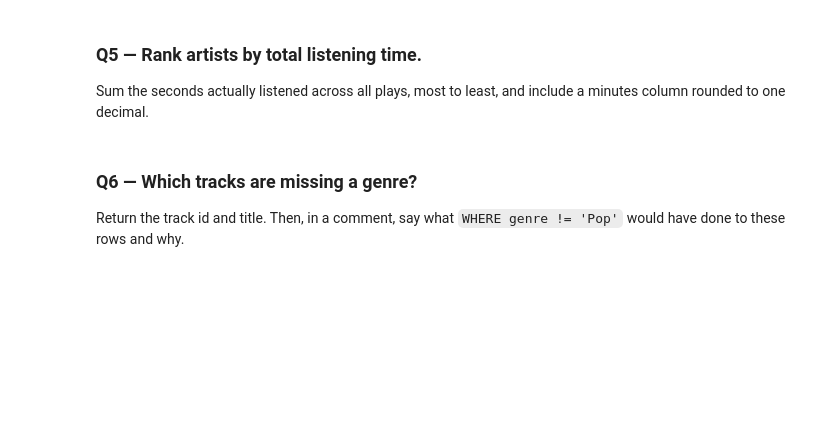
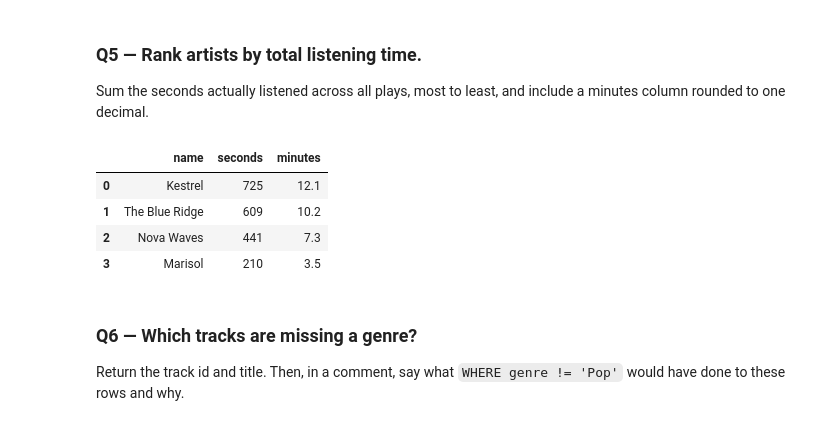
Before and after one commit to ahhill27/ds2002-fa26, a Jupyter notebook: notebooks/02-sql-databases/2026-09-11 — SQL Challenge Set — Lab.ipynb, the cells around one changed output. Saved outputs shown, nothing was run; the diff lists cells and outputs as text; code cells hidden in the pictures; blank space fills up the shorter version.

```diff
--- a/notebooks/02-sql-databases/2026-09-11 — SQL Challenge Set — Lab.ipynb
+++ b/notebooks/02-sql-databases/2026-09-11 — SQL Challenge Set — Lab.ipynb
@@ -114,8 +121,18 @@ q('''
 Sum the seconds actually listened across all plays, most to least, and include a minutes column rounded to one decimal.
 # %%
 q('''
-
+SELECT a.name, SUM(t.seconds) AS seconds, ROUND(SUM(t.seconds) / 60.0, 1) AS minutes
+FROM artists a
+JOIN tracks t ON a.artist_id = t.artist_id
+GROUP BY a.name
+ORDER BY minutes DESC
 ''')
+# %% [output]
+|  | name | seconds | minutes |
+| 0 | Kestrel | 725 | 12.1 |
+| 1 | The Blue Ridge | 609 | 10.2 |
+| 2 | Nova Waves | 441 | 7.3 |
+| 3 | Marisol | 210 | 3.5 |
 # %% [markdown]
 ### Q6 — Which tracks are missing a genre?
 
```
Also changed, not shown: parts of 9 cells of this notebook.
